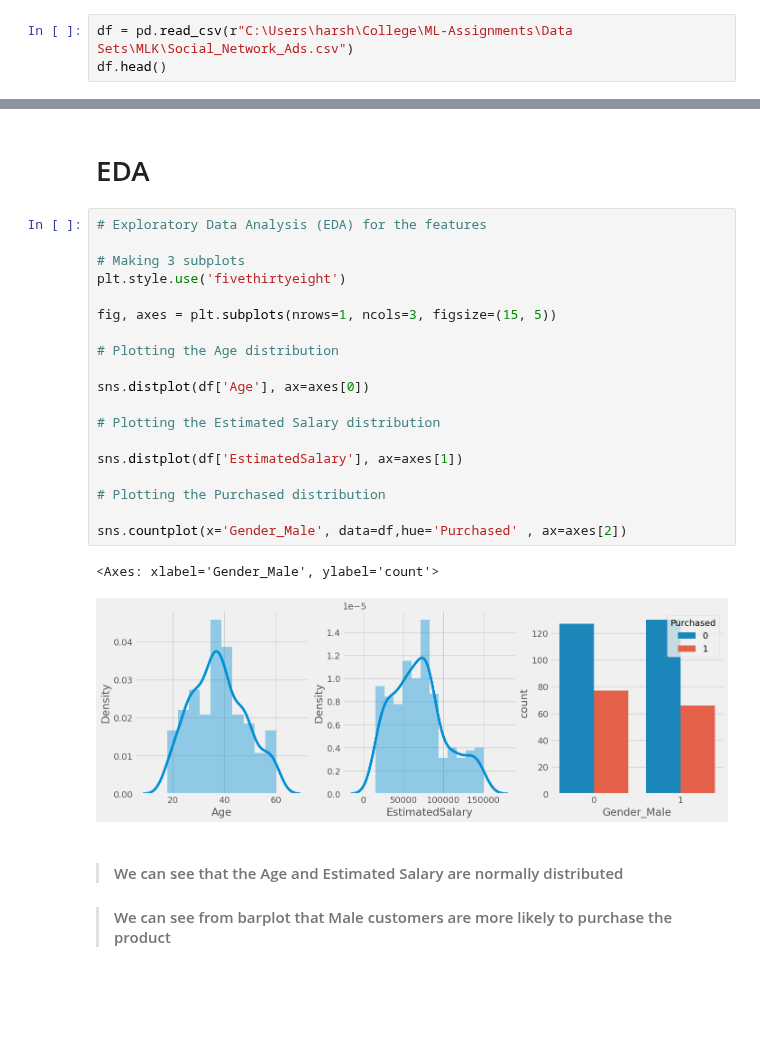
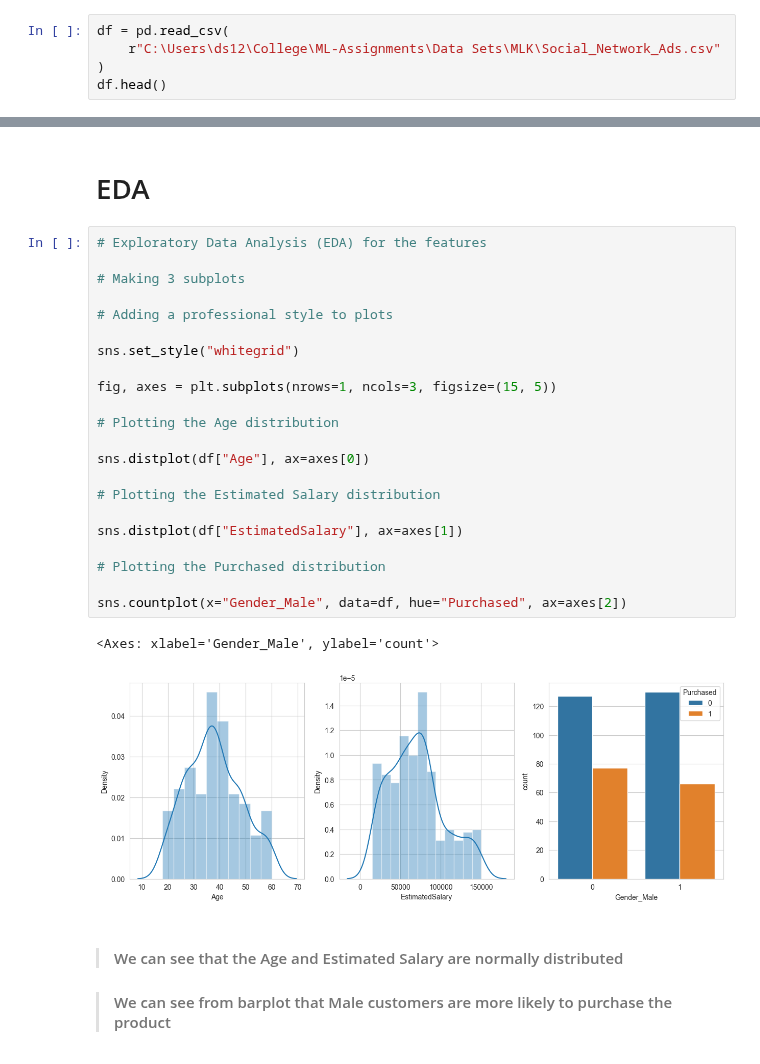
Before and after one commit to Harsh502s/ML-Assignments, a Jupyter notebook: Notebooks/Assignment 7 KNN SNA.ipynb, the cells around one changed output, grey strips where cells are left out. Drawn from its saved outputs; the diff is of its cells as text; blank space fills up the shorter version.

```diff
--- a/Notebooks/Assignment 7 KNN SNA.ipynb
+++ b/Notebooks/Assignment 7 KNN SNA.ipynb
@@ -16,7 +16,9 @@ pd.set_option('display.float_format', lambda x: '%.2f' % x)
 # %% [markdown]
 # Read the data
 # %%
-df = pd.read_csv(r"C:\Users\harsh\College\ML-Assignments\Data Sets\MLK\Social_Network_Ads.csv")
+df = pd.read_csv(
+    r"C:\Users\ds12\College\ML-Assignments\Data Sets\MLK\Social_Network_Ads.csv"
+)
 df.head()
 # %% [output]
 |  | User ID | Gender | Age | EstimatedSalary | Purchased |
@@ -45,25 +47,28 @@ df.head()
 # %%
 # Exploratory Data Analysis (EDA) for the features
 
 # Making 3 subplots
-plt.style.use('fivethirtyeight')
+
+# Adding a professional style to plots
+
+sns.set_style("whitegrid")
 
 fig, axes = plt.subplots(nrows=1, ncols=3, figsize=(15, 5))
 
 # Plotting the Age distribution
 
-sns.distplot(df['Age'], ax=axes[0])
+sns.distplot(df["Age"], ax=axes[0])
 
 # Plotting the Estimated Salary distribution
 
-sns.distplot(df['EstimatedSalary'], ax=axes[1])
+sns.distplot(df["EstimatedSalary"], ax=axes[1])
 
 # Plotting the Purchased distribution
 
-sns.countplot(x='Gender_Male', data=df,hue='Purchased' , ax=axes[2])
+sns.countplot(x="Gender_Male", data=df, hue="Purchased", ax=axes[2])
 # %% [output]
 <Axes: xlabel='Gender_Male', ylabel='count'>
-[figure, old version]
+[figure, new version]
 # %% [markdown]
 > #### We can see that the Age and Estimated Salary are normally distributed
 
```
Also changed, not shown: parts of 7 cells of this notebook, 4 other files.
